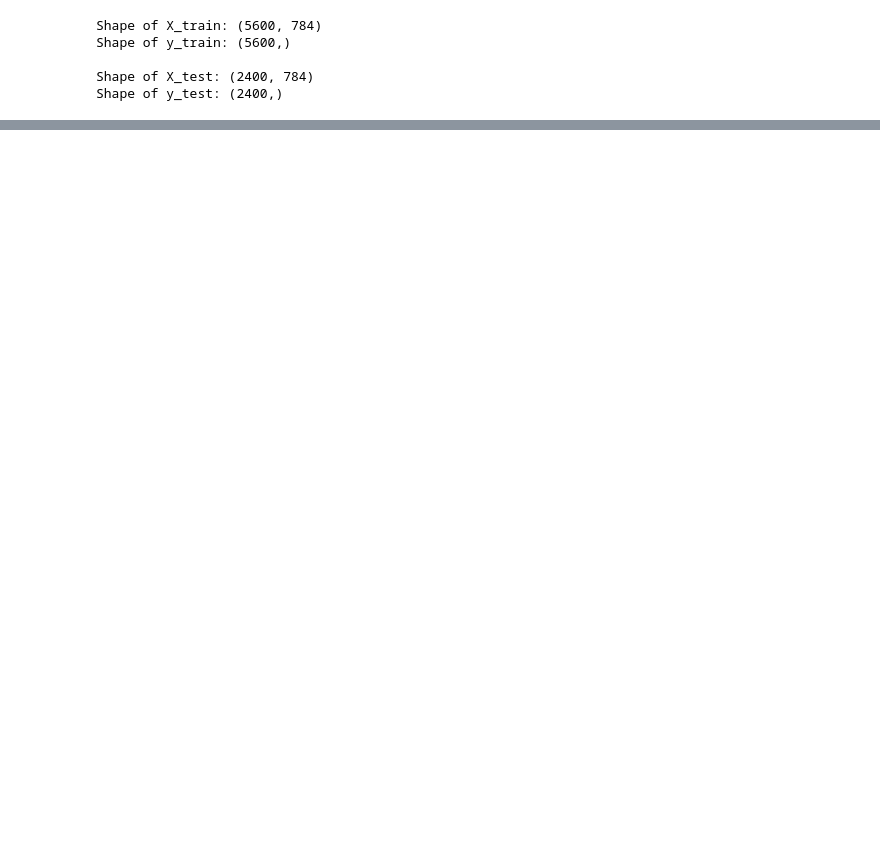
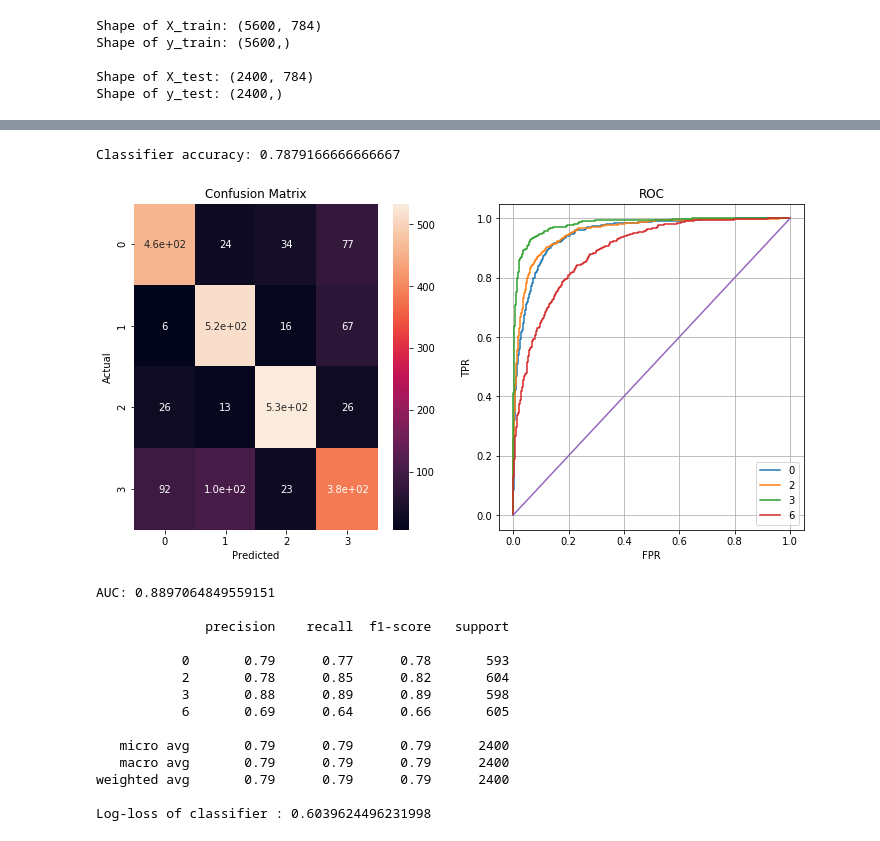
Before and after one commit to TheAnkurPandey/MIDASS_SIT, a Jupyter notebook: CV_Problem/ImageClassificationTask.ipynb, the cells around one changed output, grey strips where cells are left out. Saved outputs shown, nothing was run; the diff lists cells and outputs as text; code cells hidden in the pictures; blank space fills up the shorter version.

```diff
--- a/CV_Problem/ImageClassificationTask.ipynb
+++ b/CV_Problem/ImageClassificationTask.ipynb
@@ -121,0 +251,25 @@ Shape of y_test: (2400,)
+# %%
+from sklearn.linear_model import LogisticRegression
+from sklearn.ensemble import BaggingClassifier
+
+clf = LogisticRegression(random_state=0, solver='lbfgs', multi_class='multinomial')
+bg = BaggingClassifier(base_estimator=clf, n_estimators=100, n_jobs=-1)
+
+train_the_classifier_and_analyse_the_test_results(bg, X_train, y_train, X_test, y_test)
+# %% [output]
+Classifier accuracy: 0.7879166666666667
+[figure, added]
+AUC: 0.8897064849559151
+
+              precision    recall  f1-score   support
+
+           0       0.79      0.77      0.78       593
+           2       0.78      0.85      0.82       604
+           3       0.88      0.89      0.89       598
+           6       0.69      0.64      0.66       605
+
+   micro avg       0.79      0.79      0.79      2400
+   macro avg       0.79      0.79      0.79      2400
+weighted avg       0.79      0.79      0.79      2400
+
+Log-loss of classifier : 0.6039624496231998
```
Also changed, not shown: parts of 11 cells of this notebook, 1 other file.
